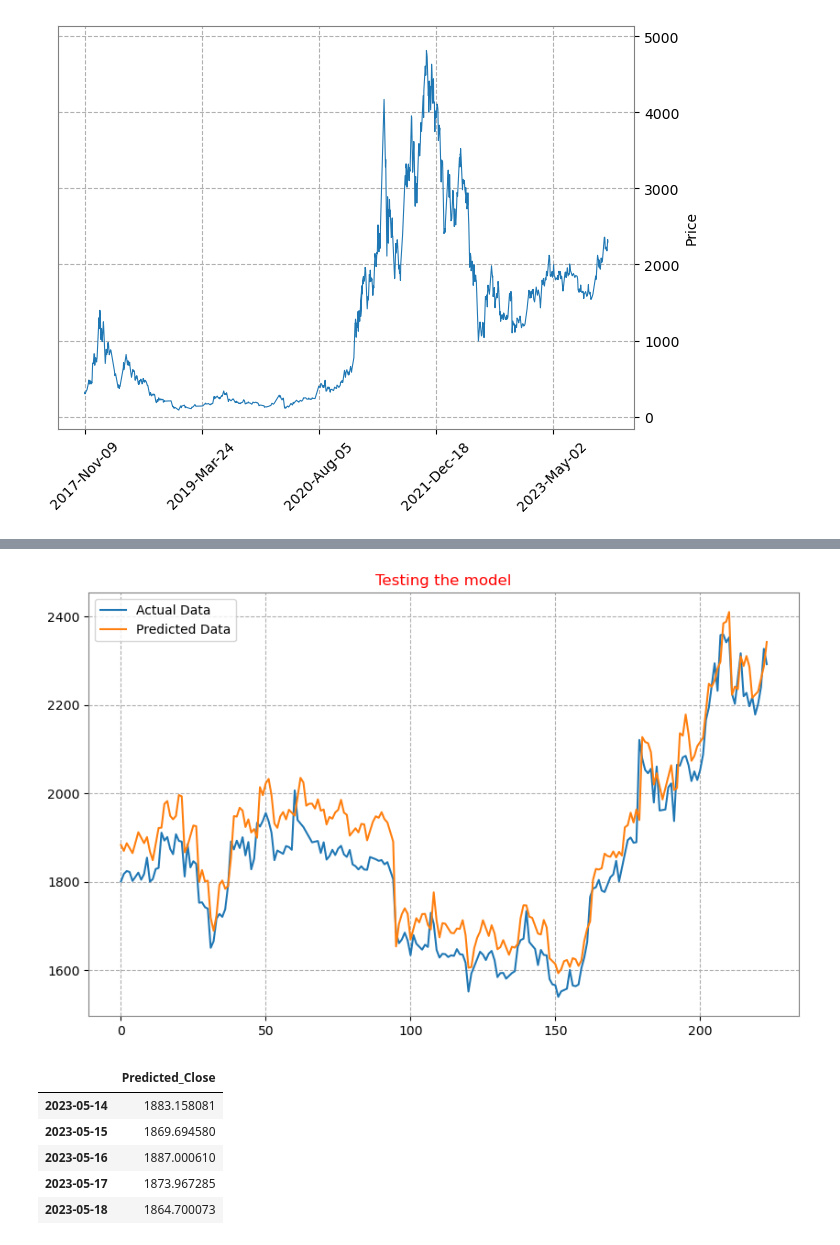
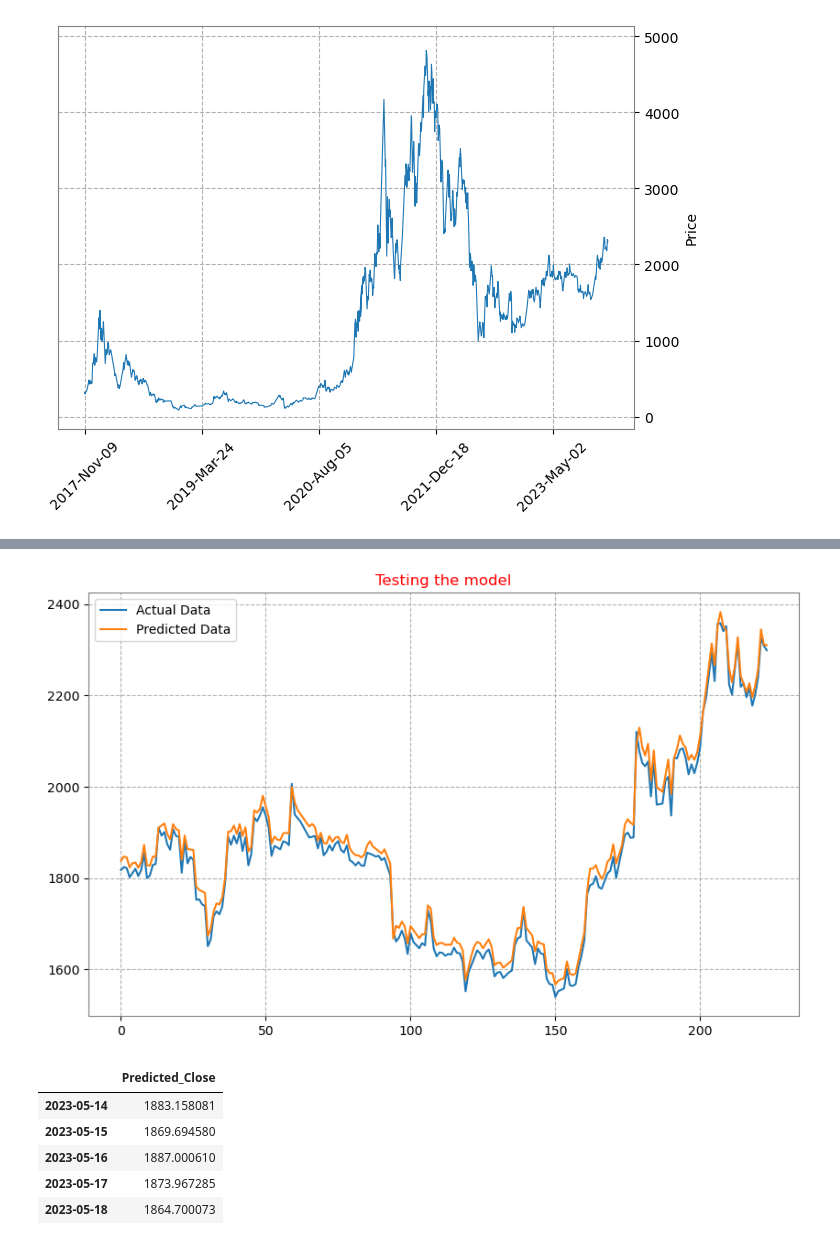
Before and after one commit to MohammadKatif/Cryptocurrency-price-prediction-model, a Jupyter notebook: Crypto_model_3.ipynb, the cells around one changed output, grey strips where cells are left out. Cells and saved outputs as stored; diff of their text form; code cells hidden in the pictures.

```diff
--- a/Crypto_model_3.ipynb
+++ b/Crypto_model_3.ipynb
@@ -174,15 +174,15 @@ tensor(0.0002, grad_fn=<MseLossBackward0>)
 # %%
 # Plotting the predictions that were made on the testing data
 
 plt.figure(figsize=(10,6)) #plotting
 
-plt.plot(actual, label='Actual Data') #actual plot
-plt.plot(prediction, label='Predicted Data') #predicted plot
+plt.plot(actual_data, label='Actual Data') #actual plot
+plt.plot(prediction_data, label='Predicted Data') #predicted plot
 plt.title('Testing the model')
 plt.legend()
 plt.show()
 # %% [output]
-[figure, old version]
+[figure, new version]
 # %%
 # Making a dataframe to store the predicted price data according to the its datetime
 
```
Also changed, not shown: parts of 7 cells of this notebook.
